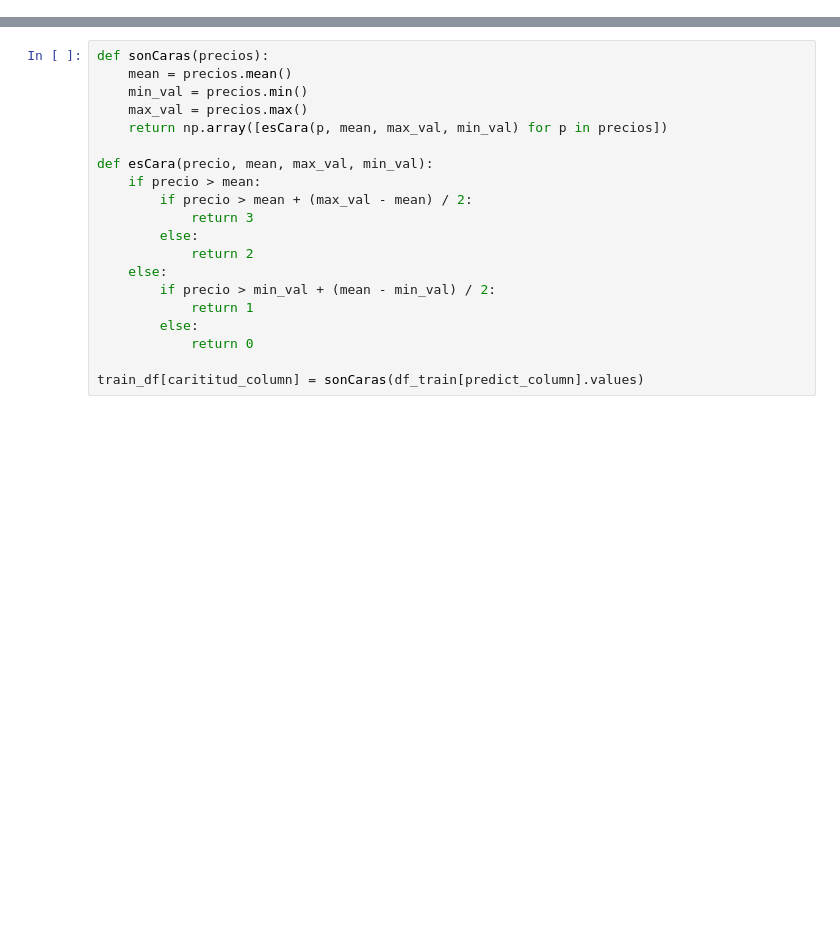
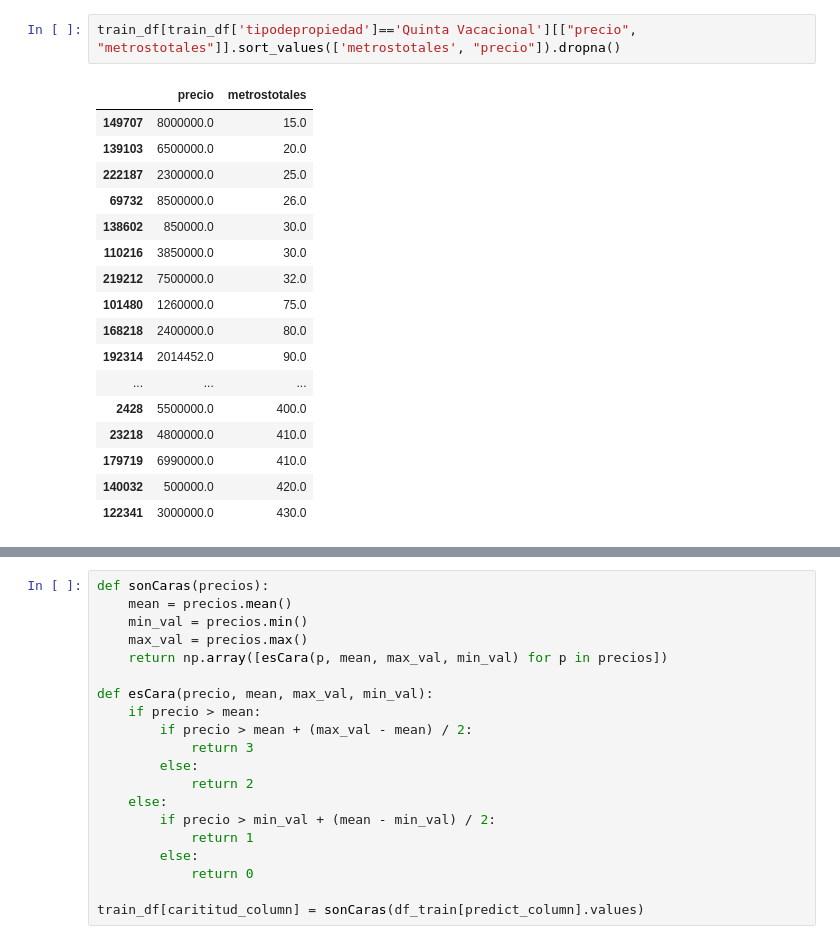
Before and after one commit to ToOrtner/Data-Analysis-properties, a Jupyter notebook: metnum-tp3-2020-1c/notebooks/Probando con NLP.ipynb, the cells around one changed output, grey strips where cells are left out. Drawn from its saved outputs; the diff is of its cells as text; blank space fills up the shorter version.

```diff
--- a/metnum-tp3-2020-1c/notebooks/Probando con NLP.ipynb
+++ b/metnum-tp3-2020-1c/notebooks/Probando con NLP.ipynb
@@ -98,0 +50,20 @@ class NlpModel(Model):
+# %%
+train_df[train_df['tipodepropiedad']=='Quinta Vacacional'][["precio", "metrostotales"]].sort_values(['metrostotales', "precio"]).dropna()
+# %% [output]
+|  | precio | metrostotales |
+| 149707 | 8000000.0 | 15.0 |
+| 139103 | 6500000.0 | 20.0 |
+| 222187 | 2300000.0 | 25.0 |
+| 69732 | 8500000.0 | 26.0 |
+| 138602 | 850000.0 | 30.0 |
+| 110216 | 3850000.0 | 30.0 |
+| 219212 | 7500000.0 | 32.0 |
+| 101480 | 1260000.0 | 75.0 |
+| 168218 | 2400000.0 | 80.0 |
+| 192314 | 2014452.0 | 90.0 |
+| ... | ... | ... |
+| 2428 | 5500000.0 | 400.0 |
+| 23218 | 4800000.0 | 410.0 |
+| 179719 | 6990000.0 | 410.0 |
+| 140032 | 500000.0 | 420.0 |
+| 122341 | 3000000.0 | 430.0 |
```
Also changed, not shown: parts of 13 cells of this notebook, 3 other files.
